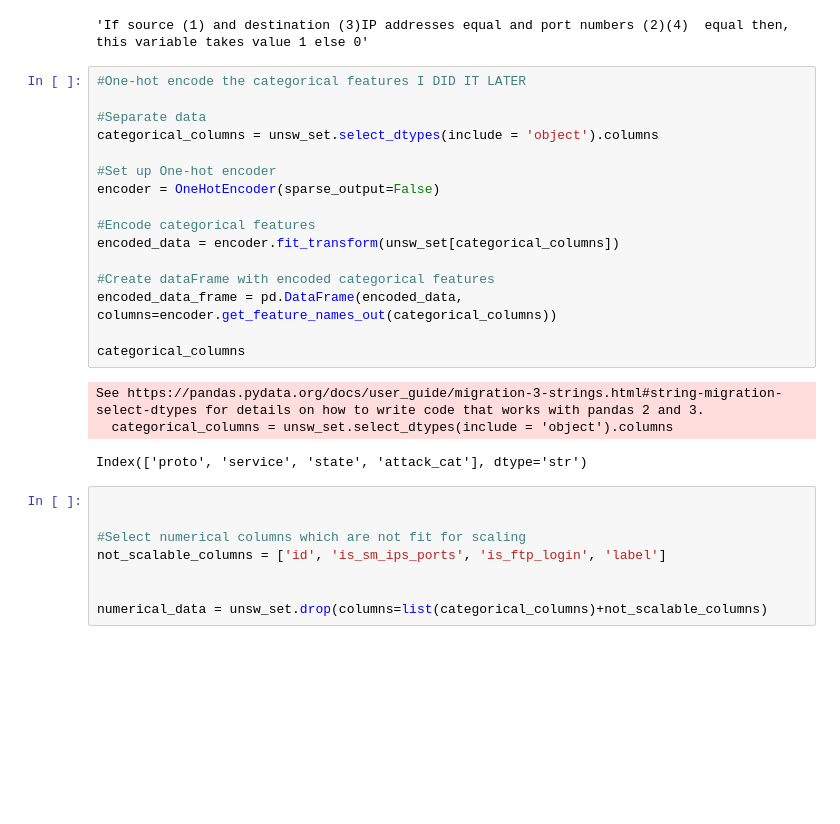
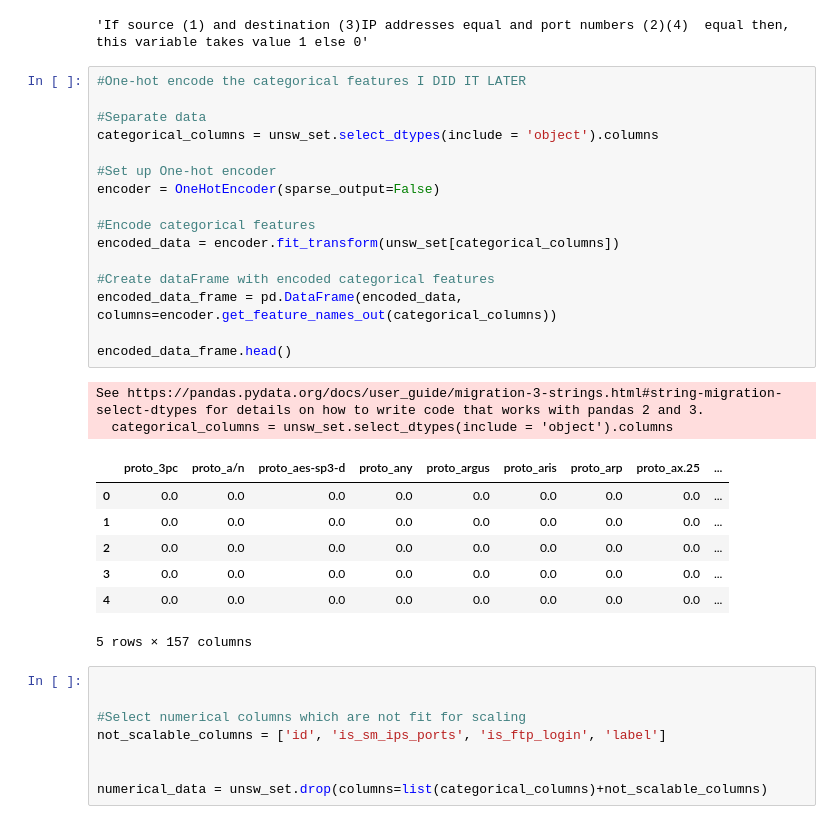
Before and after one commit to Marcin-Sadowy/Introduction-to-Machine-Learning-Project-10-Network-intrusion-detection, a Jupyter notebook: data_exploration.ipynb, the cells around one changed output. Cells and saved outputs as stored; diff of their text form; blank space fills up the shorter version.

```diff
--- a/data_exploration.ipynb
+++ b/data_exploration.ipynb
@@ -103,23 +106,29 @@ feature_explanations['is_sm_ips_ports']
 # %%
 #One-hot encode the categorical features I DID IT LATER
 
 #Separate data
 categorical_columns = unsw_set.select_dtypes(include = 'object').columns
 
 #Set up One-hot encoder
 encoder = OneHotEncoder(sparse_output=False)
 
 #Encode categorical features
 encoded_data = encoder.fit_transform(unsw_set[categorical_columns])
 
 #Create dataFrame with encoded categorical features
 encoded_data_frame = pd.DataFrame(encoded_data, columns=encoder.get_feature_names_out(categorical_columns))
 
-categorical_columns
+encoded_data_frame.head()
 # %% [output]
 See https://pandas.pydata.org/docs/user_guide/migration-3-strings.html#string-migration-select-dtypes for details on how to write code that works with pandas 2 and 3.
   categorical_columns = unsw_set.select_dtypes(include = 'object').columns
+|  | proto_3pc | proto_a/n | proto_aes-sp3-d | proto_any | proto_argus | proto_aris | proto_arp | proto_ax.25 | ... |
+| 0 | 0.0 | 0.0 | 0.0 | 0.0 | 0.0 | 0.0 | 0.0 | 0.0 | ... |
+| 1 | 0.0 | 0.0 | 0.0 | 0.0 | 0.0 | 0.0 | 0.0 | 0.0 | ... |
+| 2 | 0.0 | 0.0 | 0.0 | 0.0 | 0.0 | 0.0 | 0.0 | 0.0 | ... |
+| 3 | 0.0 | 0.0 | 0.0 | 0.0 | 0.0 | 0.0 | 0.0 | 0.0 | ... |
+| 4 | 0.0 | 0.0 | 0.0 | 0.0 | 0.0 | 0.0 | 0.0 | 0.0 | ... |
-Index(['proto', 'service', 'state', 'attack_cat'], dtype='str')
+5 rows × 157 columns
 # %%
 
 
```
Also changed, not shown: parts of 10 cells of this notebook.
